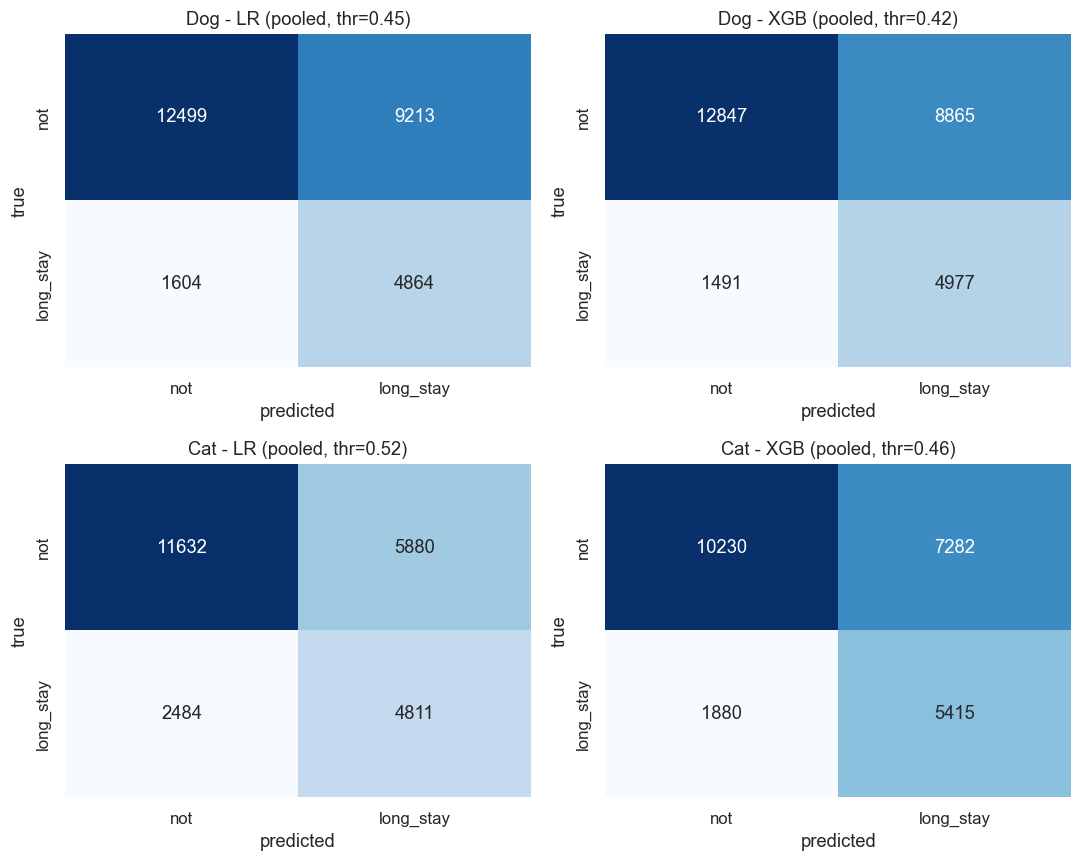
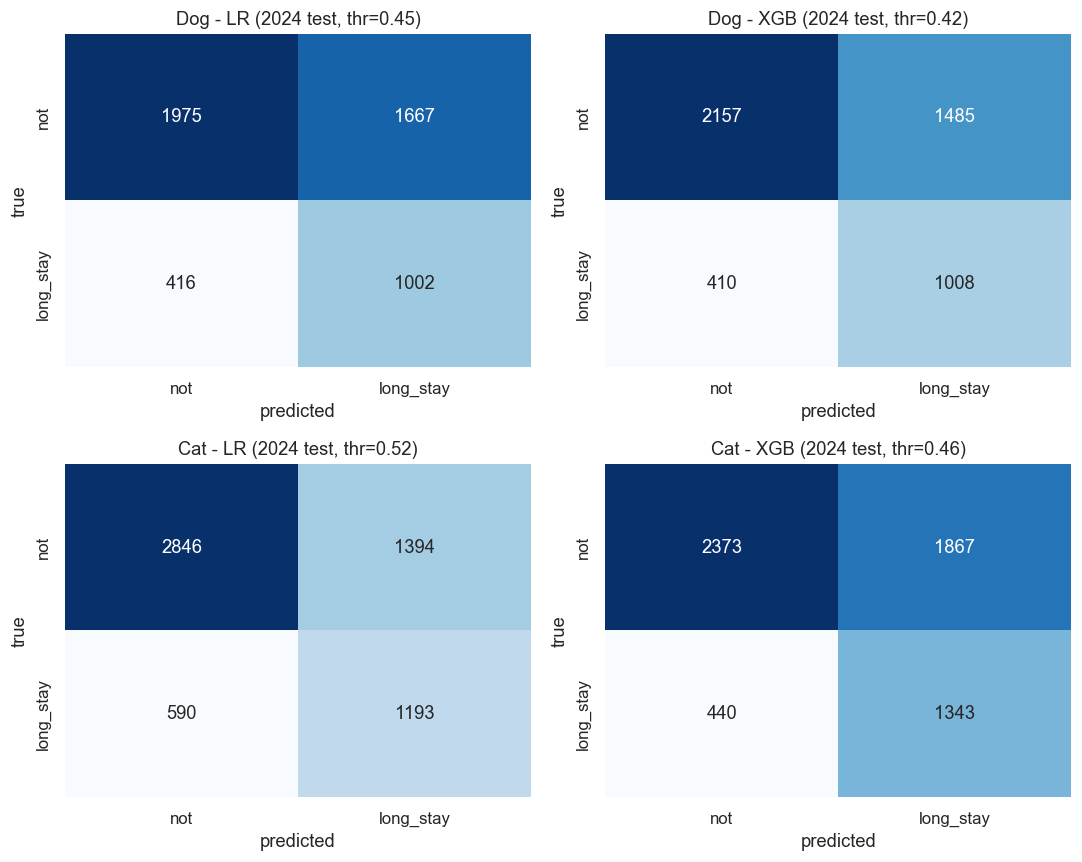
The notebook cell's code change between the first figure and the second:
--- before
+++ after
@@ -1,3 +1,4 @@
 # pool every fold's out-of-sample predictions (each year predicted by a model trained only on its past)
+# kept here because §9.2 calibration still pools across all folds; the confusion matrices below use 2024 only.
 def pooled(sp, tag):
     ys = np.concatenate([BT_PRED[(Y, sp, tag)][0] for Y in TEST_YEARS])
@@ -8,8 +9,8 @@
 fig, axes = plt.subplots(2, 2, figsize=(10, 8))
 for ax, (sp, tag) in zip(axes.ravel(), order):
-    ys, ps = pooled(sp, tag)
+    ys, ps = BT_PRED[(REF_TEST_YEAR, sp, tag)]   # 2024 test fold only (model trained on 2013-2023)
     cm = confusion_matrix(ys, (ps >= CHOSEN_THR[(sp, tag)]).astype(int))
     sns.heatmap(cm, annot=True, fmt='d', cmap='Blues', cbar=False, ax=ax,
                 xticklabels=['not', 'long_stay'], yticklabels=['not', 'long_stay'])
-    ax.set_title(f'{sp} - {tag} (pooled, thr={CHOSEN_THR[(sp, tag)]:.2f})'); ax.set_xlabel('predicted'); ax.set_ylabel('true')
+    ax.set_title(f'{sp} - {tag} ({REF_TEST_YEAR} test, thr={CHOSEN_THR[(sp, tag)]:.2f})'); ax.set_xlabel('predicted'); ax.set_ylabel('true')
 fig.tight_layout(); plt.show()

Commit: Scope §9.1 confusion matrices to 2024 test fold (03_modeling)